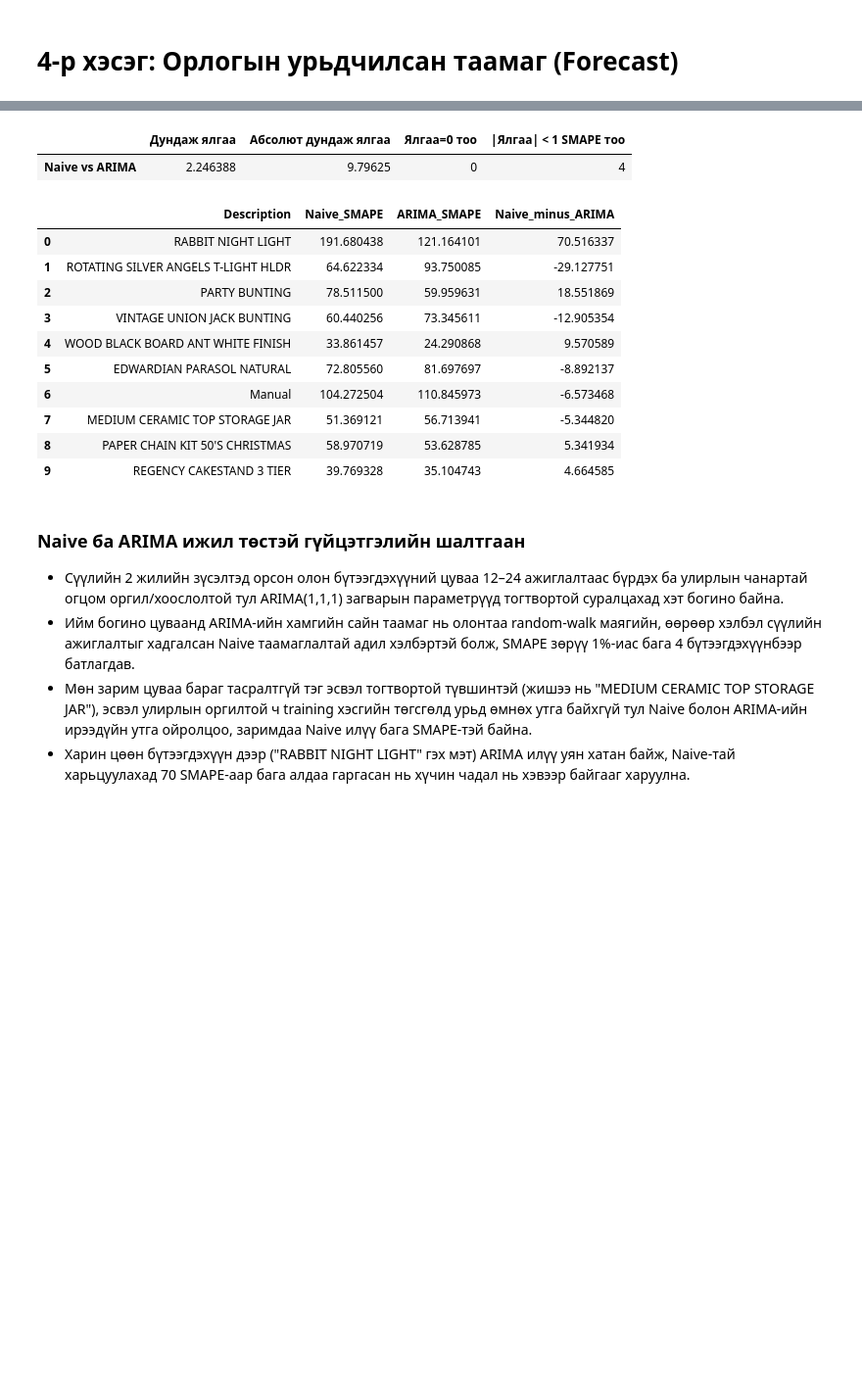
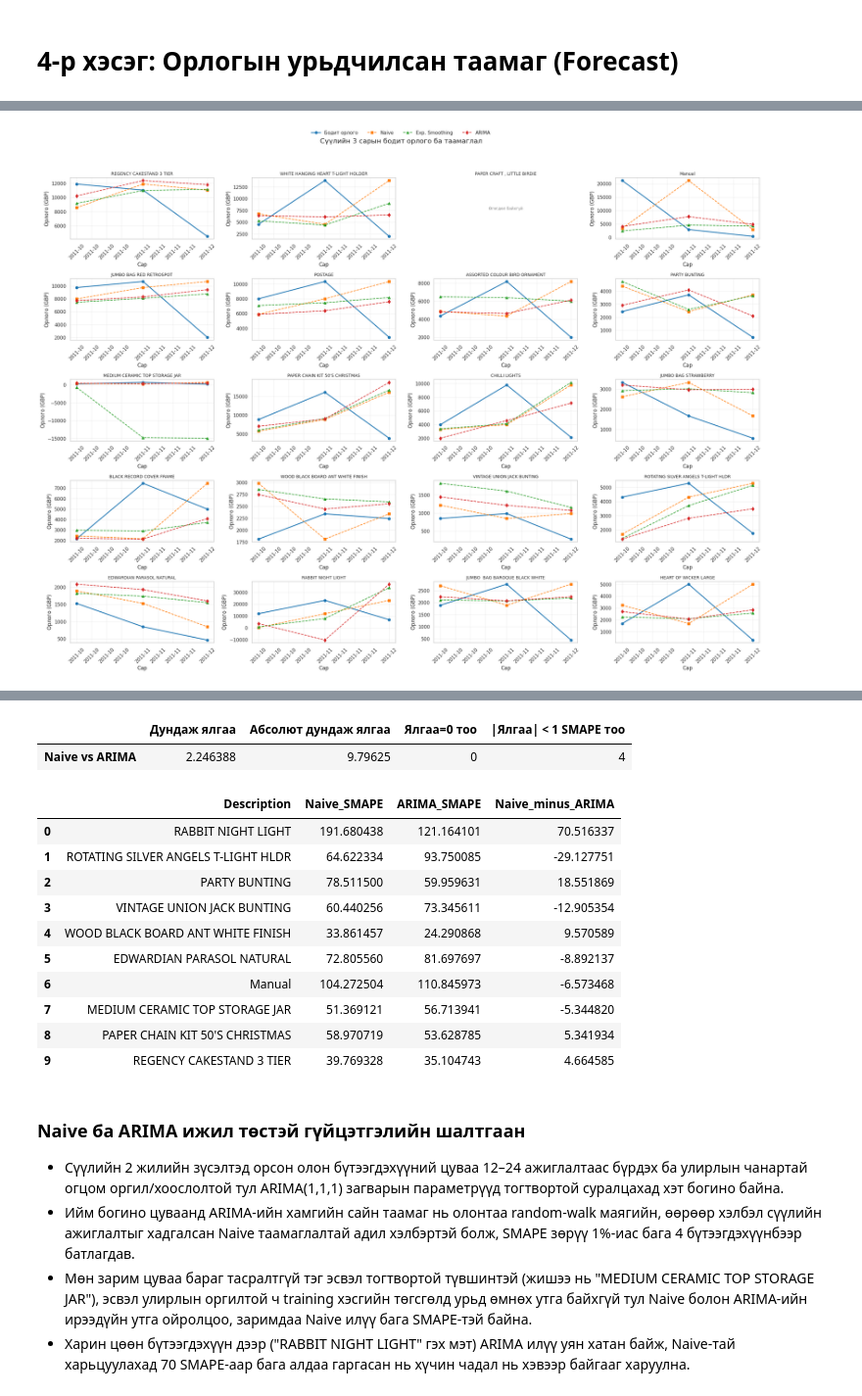
Before and after one commit to bokuwaitgel/mcs, a Jupyter notebook: mcs_task.ipynb, the cells around one changed output, grey strips where cells are left out. Shown at 98% size. Cells and saved outputs as stored; diff of their text form; code cells hidden in the pictures; blank space fills up the shorter version.

```diff
--- a/mcs_task.ipynb
+++ b/mcs_task.ipynb
@@ -892,0 +842,72 @@ SMAPE тооцоолсон бүтээгдэхүүний тоо: 19
+# %%
+import matplotlib.dates as mdates
+
+fig, axes = plt.subplots(5, 4, figsize=(24, 18), sharex=False)
+model_styles = {
+    "Naive": {"color": "#ff7f0e", "marker": "s", "label": "Naive"},
+    "ExponentialSmoothing": {"color": "#2ca02c", "marker": "^", "label": "Exp. Smoothing"},
+    "ARIMA": {"color": "#d62728", "marker": "d", "label": "ARIMA"},
+}
+
+for idx, product in enumerate(top20_products):
+    ax = axes[idx // 4, idx % 4]
+    product_records = last3_df[last3_df["Description"] == product]
+
+    title = product if len(product) <= 45 else product[:42] + "…"
+    ax.set_title(title, fontsize=10)
+    ax.set_xlabel("Сар")
+    ax.set_ylabel("Орлого (GBP)")
+    ax.tick_params(axis="x", rotation=45)
+
+    if product_records.empty:
+        ax.text(0.5, 0.5, "Өгөгдөл байхгүй", ha="center", va="center", fontsize=9, color="#888888", transform=ax.transAxes)
+        ax.set_axis_off()
+        continue
+
+    actual_points = (
+        product_records[["Month", "ActualRevenue"]]
+        .drop_duplicates(subset="Month")
+        .sort_values("Month")
+    )
+    ax.plot(
+        actual_points["Month"],
+        actual_points["ActualRevenue"],
+        color="#1f77b4",
+        marker="o",
+        linewidth=2,
+        label="Бодит орлого"
+    )
+
+    for model_name, style in model_styles.items():
+        model_points = (
+            product_records[product_records["Model"] == model_name]
+            .sort_values("Month")
+        )
+        if model_points.empty:
+            continue
+        ax.plot(
+            model_points["Month"],
+            model_points["PredictedRevenue"],
+            color=style["color"],
+            linestyle="--",
+            linewidth=1.5,
+            marker=style["marker"],
+            markersize=6,
+            label=style["label"],
+        )
+
+    ax.xaxis.set_major_formatter(mdates.DateFormatter("%Y-%m"))
+    ax.grid(alpha=0.3)
+
+# нийт эсүүдээс илүү гарсан тохиолдолд үлдсэн ax-уудыг нуух
+for idx in range(len(top20_products), axes.size):
+    axes.flat[idx].set_visible(False)
+
+handles, labels = axes.flat[0].get_legend_handles_labels()
+fig.legend(handles, labels, loc="upper center", ncol=4, frameon=False)
+fig.suptitle("Сүүлийн 3 сарын бодит орлого ба таамаглал", fontsize=16, y=0.98)
+plt.tight_layout(rect=[0, 0, 1, 0.95])
+fig.savefig(output_dir / "top20_last3months_forecast_comparison.png", dpi=300, bbox_inches="tight")
+plt.show()
+# %% [output]
+[figure, added]
```
Also changed, not shown: parts of 14 cells of this notebook, 2 other files.
